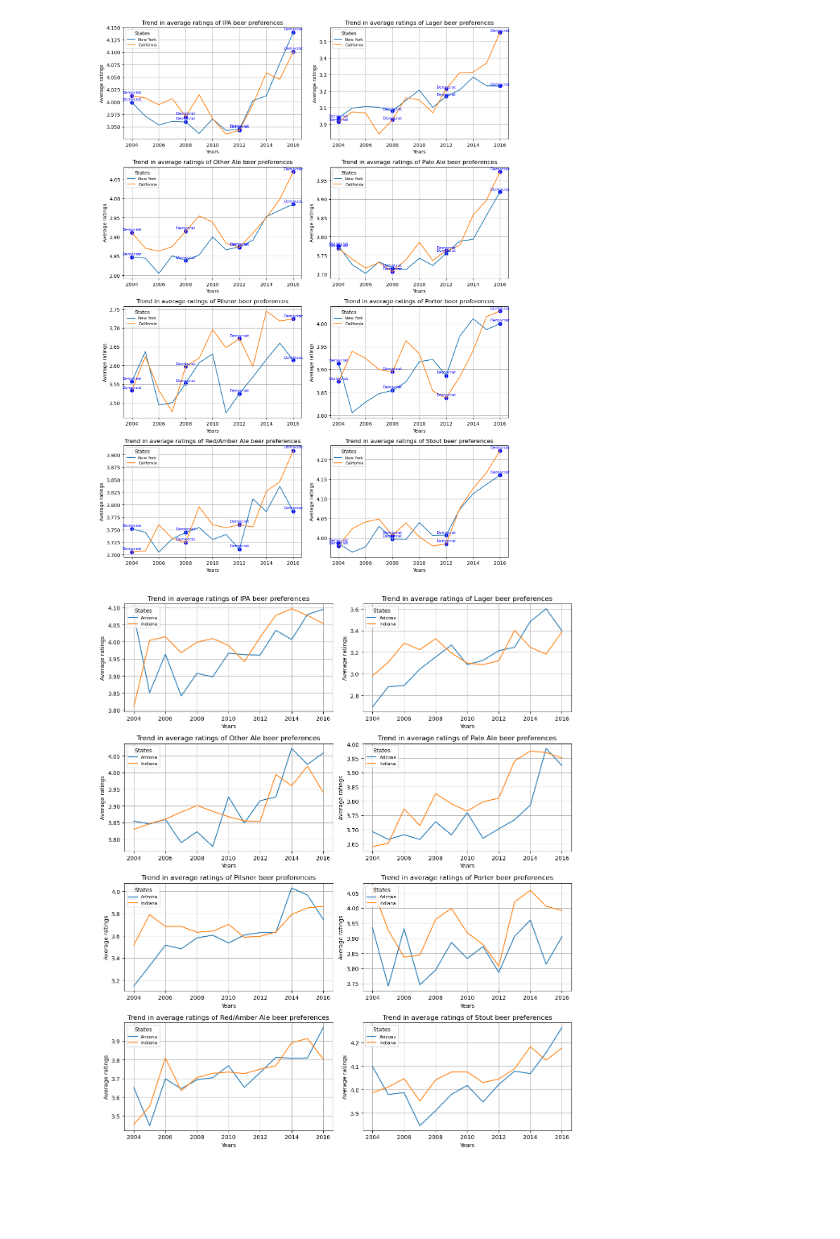
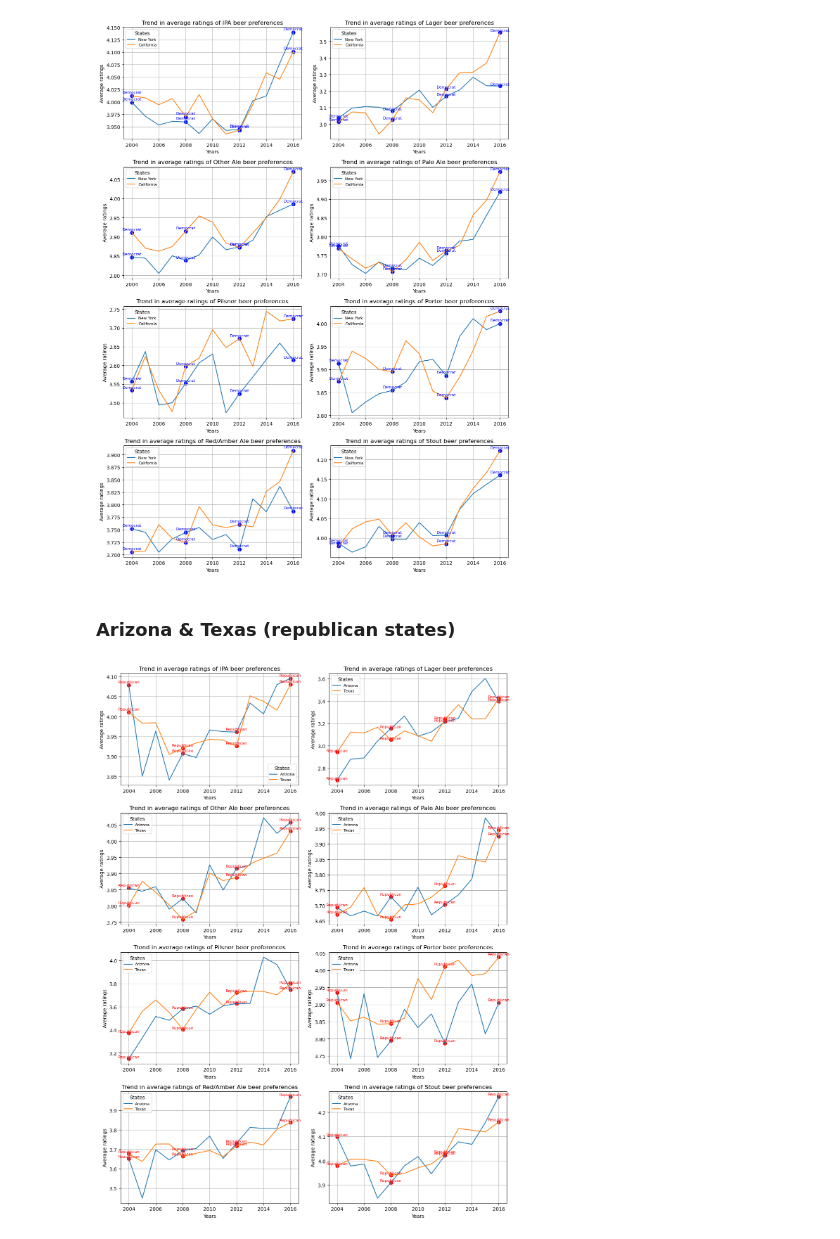
Before and after one commit to epfl-ada/ada-2024-project-adavengers, a Jupyter notebook: src/ipynb scripts/beer_style_viz.ipynb, the cells around one changed output. Saved outputs shown, nothing was run; the diff lists cells and outputs as text; code cells hidden in the pictures; blank space fills up the shorter version.

```diff
--- a/src/ipynb scripts/beer_style_viz.ipynb
+++ b/src/ipynb scripts/beer_style_viz.ipynb
@@ -21,12 +33,13 @@ import plotting_utils
 # %%
-reviews_path = "/Users/marijazelic/Downloads/reviews_df.csv"
-users_path = "/Users/marijazelic/Downloads/users.csv"
-
-
+project_root = Path.cwd().parents[2]
+beer_advocate_path = project_root / "BeerAdvocate"
+reviews_path = beer_advocate_path / "reviews_df.csv"
+users_path = beer_advocate_path / "users.csv"
 
 users_reviews = reviews_processing.Reviews(users_path, reviews_path)
 year_list = list(np.arange(2004, 2017, 1, dtype=int))
 results = users_reviews.aggregate_preferences_year(year_list)
 # %%
-winners_path = "/Users/marijazelic/ada-2024-project-adavengers/data/generated/party_winners_over_years.csv"
+project_dir = Path.cwd().parents[1]
+winners_path = project_dir / "data/generated/party_winners_over_years.csv"
 winners = load_and_find_party_winners.state_winner_years(winners_path)
@@ -49,37 +50,10 @@ cluster_1 = ['New York', 'California']
 plotting_utils.plot_beer_pref_trends(results, winners, cluster_1)
 # %% [output]
 [figure]
-# %%
-cluster_1 = ['Arizona', 'Indiana']
-styles = ['IPA', 'Lager', 'Other Ale', 'Pale Ale', 'Pilsner', 'Porter', 'Red/Amber Ale', 'Stout']
-
-# Identify the states of interest
-states = results.loc[cluster_1]
-
-# Create grid for plotting
-fig, axes = plt.subplots(4, 2, figsize=(12, 14))
-axes = axes.flatten()
-
-for i, style in enumerate(styles):
-
-    # Set the ax where we are plotting
-    ax = axes[i]
-
-    # Identify the styles
-    style_names = [f"{style}_{year}" for year in year_list]
-    beer_styles = states[style_names]
-
-    for index, row in beer_styles.iterrows():
-        ax.plot(year_list, row, label=f"{index}")
-
-    ax.set_title(f"Trend in average ratings of {style} beer preferences")
-    ax.set_xlabel('Years')
-    ax.set_ylabel('Average ratings')
-    ax.legend(title='States', fontsize=8, loc='upper left')
-    ax.grid(True)
-
-# Adjust layout
-plt.tight_layout()
-plt.show()
-# %% [output]
-[figure, removed]
+# %% [markdown]
+### Arizona & Texas (republican states)
+# %%
+cluster_2 = ['Arizona', 'Texas']
+plotting_utils.plot_beer_pref_trends(results, winners, cluster_2)
+# %% [output]
+[figure, added]
```
Also changed, not shown: parts of 7 cells of this notebook, 5 other files.
